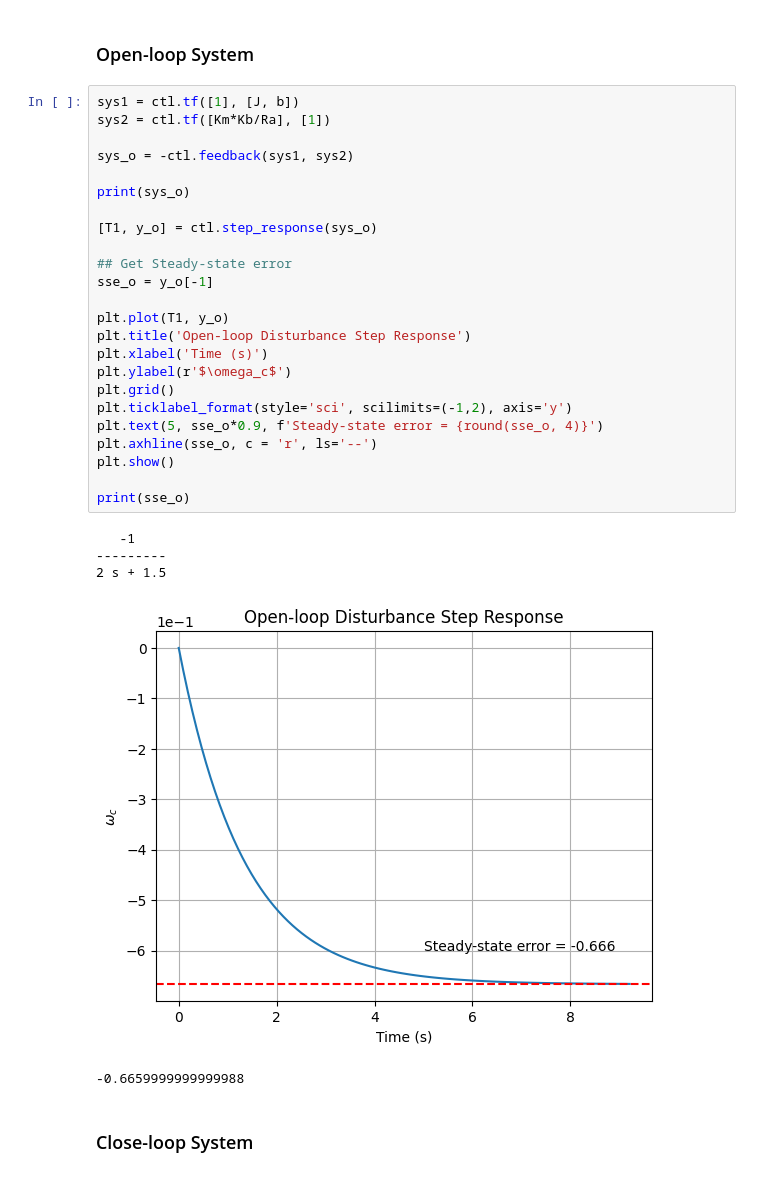
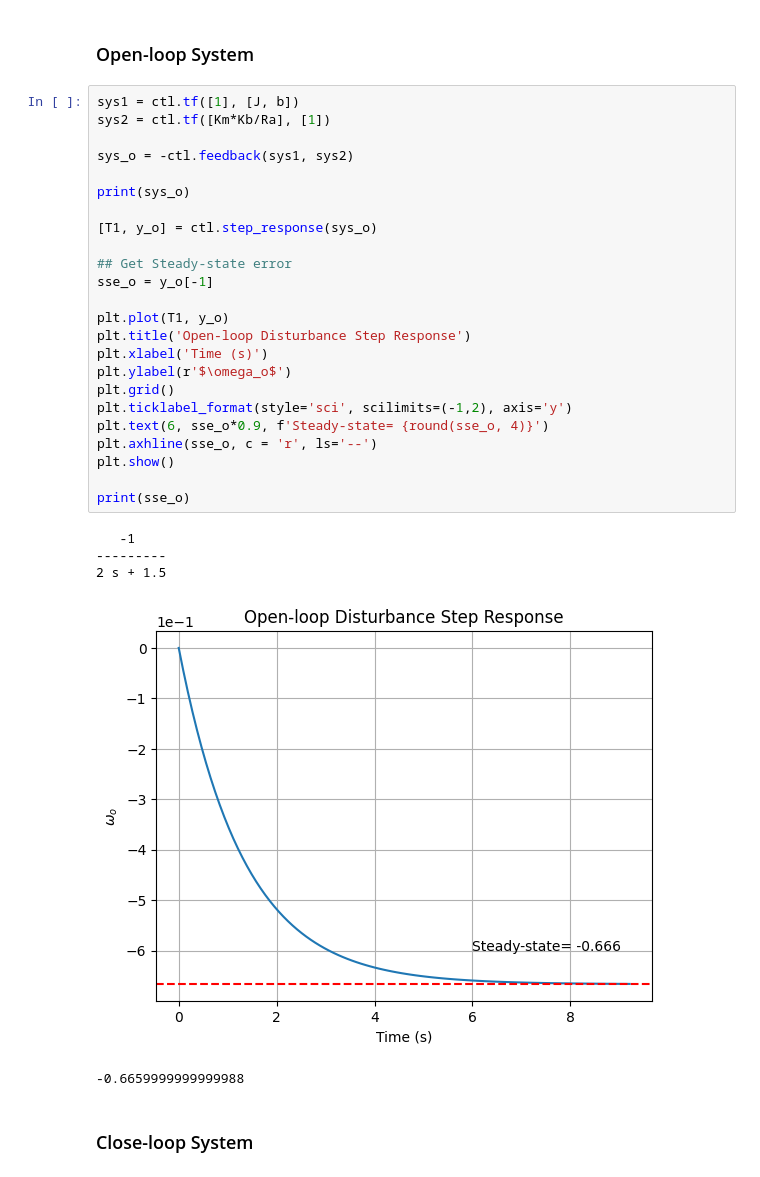
Before and after one commit to LuminolT/intelligent-control, a Jupyter notebook: exp1.ipynb, the cells around one changed output. Saved outputs shown, nothing was run; the diff lists cells and outputs as text.

```diff
--- a/exp1.ipynb
+++ b/exp1.ipynb
@@ -21,32 +21,32 @@ import numpy as np
 # %%
 sys1 = ctl.tf([1], [J, b])
 sys2 = ctl.tf([Km*Kb/Ra], [1])
 
 sys_o = -ctl.feedback(sys1, sys2)
 
 print(sys_o)
 
 [T1, y_o] = ctl.step_response(sys_o)
 
 ## Get Steady-state error
 sse_o = y_o[-1]
 
 plt.plot(T1, y_o)
 plt.title('Open-loop Disturbance Step Response')
 plt.xlabel('Time (s)')
-plt.ylabel(r'$\omega_c$')
+plt.ylabel(r'$\omega_o$')
 plt.grid()
 plt.ticklabel_format(style='sci', scilimits=(-1,2), axis='y')
-plt.text(5, sse_o*0.9, f'Steady-state error = {round(sse_o, 4)}')
+plt.text(6, sse_o*0.9, f'Steady-state= {round(sse_o, 4)}')
 plt.axhline(sse_o, c = 'r', ls='--')
 plt.show()
 
 print(sse_o)
 # %% [output]
    -1
 ---------
 2 s + 1.5
-[figure, old version]
+[figure, new version]
 -0.6659999999999988
 # %% [markdown]
 ### Close-loop System
```
Also changed, not shown: parts of 11 cells of this notebook.
